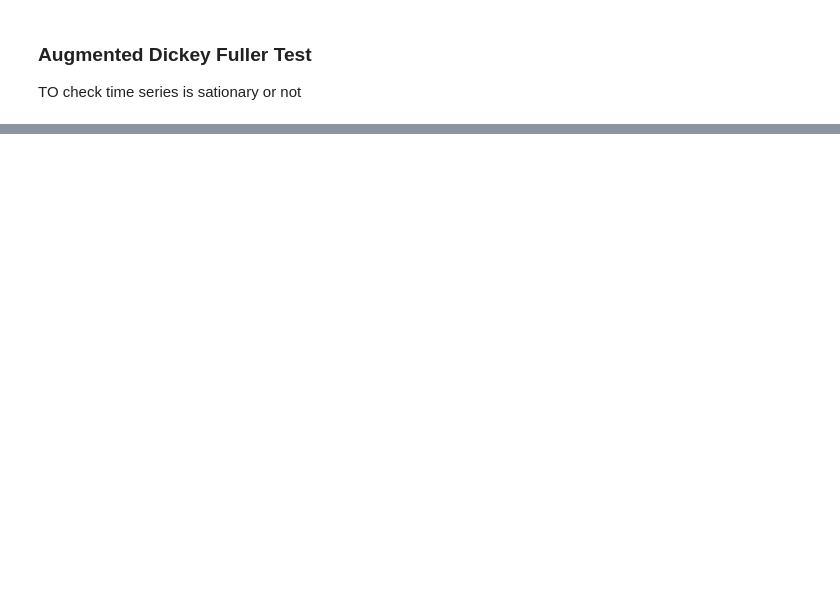
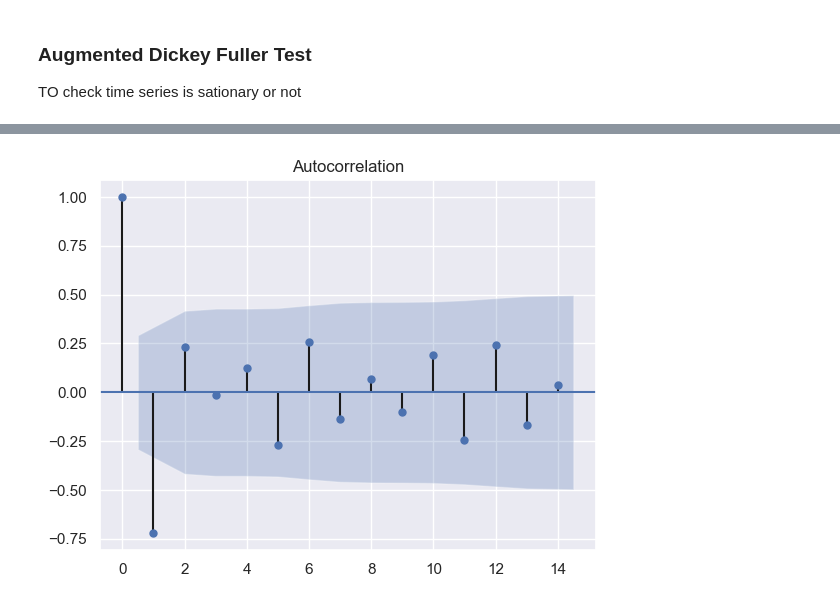
Before and after one commit to arunChauhan-coder/Machine-Learning, a Jupyter notebook: TimeSeriesForecasting/TimeSeries_SuperStore.ipynb, the cells around one changed output, grey strips where cells are left out. Saved outputs shown, nothing was run; the diff lists cells and outputs as text; code cells hidden in the pictures; blank space fills up the shorter version.

```diff
--- a/TimeSeriesForecasting/TimeSeries_SuperStore.ipynb
+++ b/TimeSeriesForecasting/TimeSeries_SuperStore.ipynb
@@ -204,0 +286,5 @@ Strong evidence against null hypothesis and my timeseries is Stationary
+# %%
+plot_acf(df_monthly['3rdDiff'].dropna(), lags=14)
+plt.show()
+# %% [output]
+[figure, added]
```
Also changed, not shown: parts of 78 cells of this notebook.
